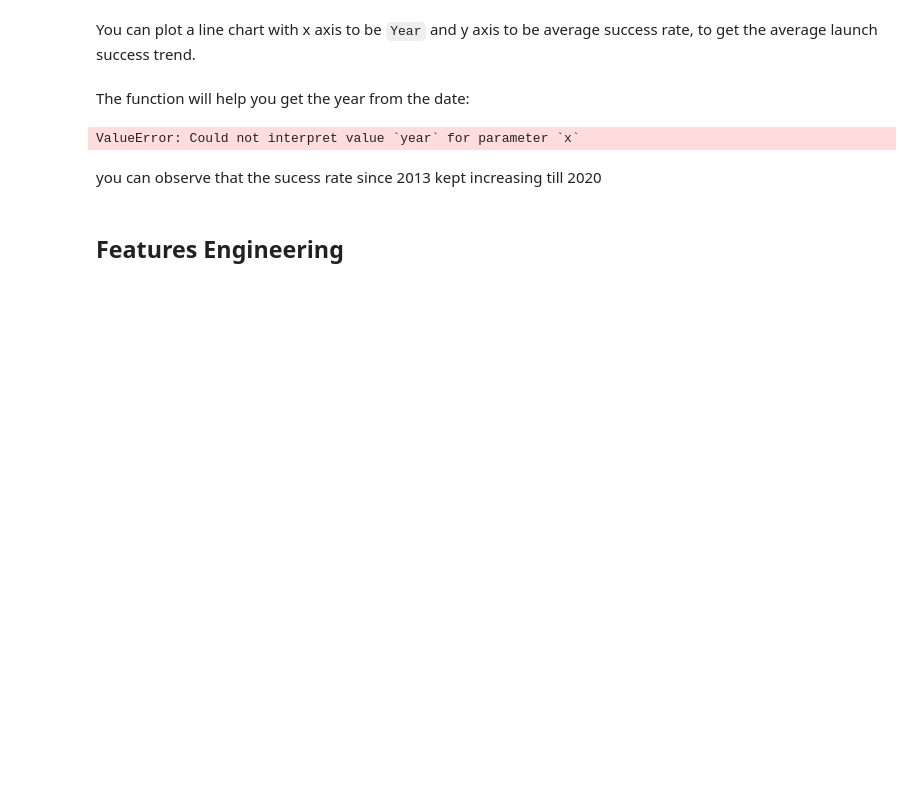
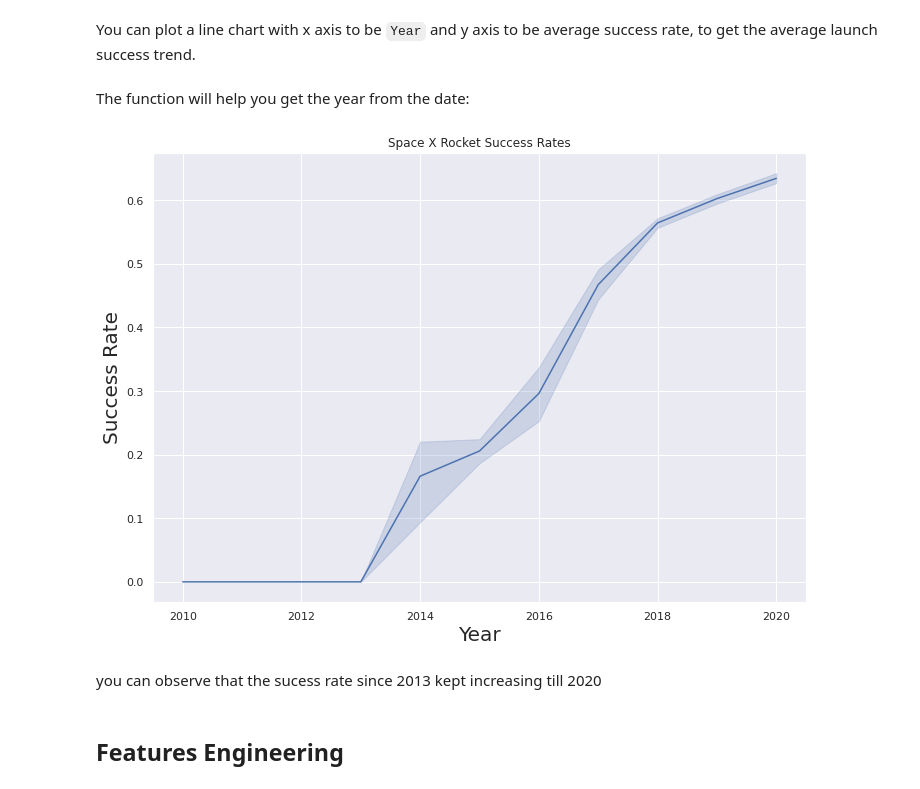
Before and after one commit to jjusino2/JJ_Capstone, a Jupyter notebook: jupyter-labs-eda-dataviz.ipynb, the cells around one changed output. Cells and saved outputs as stored; diff of their text form; code cells hidden in the pictures; blank space fills up the shorter version.

```diff
--- a/jupyter-labs-eda-dataviz.ipynb
+++ b/jupyter-labs-eda-dataviz.ipynb
@@ -183,28 +183,31 @@ def Extract_year(date):
     return year
 # %%
 # Plot a line chart with x axis to be the extracted year and y axis to be the success rate
+year = pd.DatetimeIndex(df['Date']).year
+year = np.array(list(year))
+
 successratelist = []
 successrate = 0.00
 records = 1
 data = 0
 
 for x in df['Class']:
     data = x + data
     successrate = data/records
     successratelist.append(successrate)
     records= records +1
 
 successratelist = np.array(successratelist)
 d = {'successrate':successratelist,'year':year}
 sns.set(rc={'figure.figsize':(11.7,8.27)})
-sns.lineplot(data=df, x="year", y="successrate" )
+sns.lineplot(data=d, x='year', y="successrate" )
 
 plt.xlabel("Year",fontsize=20)
 plt.title('Space X Rocket Success Rates')
 plt.ylabel("Success Rate",fontsize=20)
 plt.show()
 # %% [output]
-ValueError: Could not interpret value `year` for parameter `x`
+[figure, added]
 # %% [markdown]
 you can observe that the sucess rate since 2013 kept increasing till 2020
 # %% [markdown]
```
Also changed, not shown: parts of 3 cells of this notebook.
